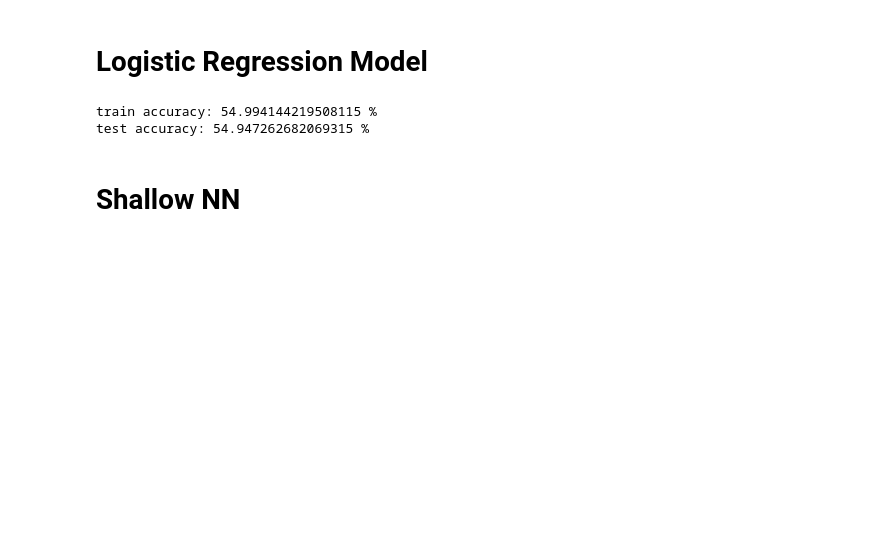
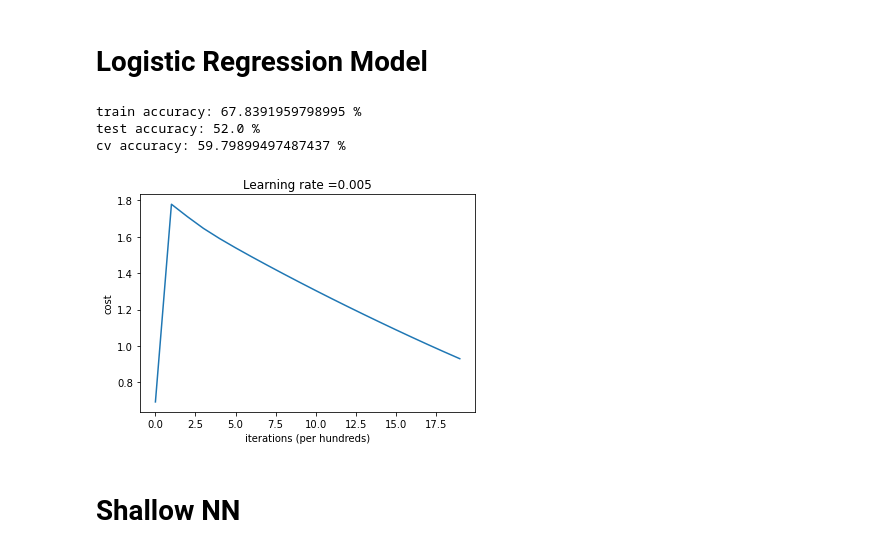
Before and after one commit to SamanZargarzadeh/Automatic-Image-Tagging-for-Fashion-E-commerce, a Jupyter notebook: Deep Learning Making Data Binary.ipynb, the cells around one changed output. Saved outputs shown, nothing was run; the diff lists cells and outputs as text; code cells hidden in the pictures; blank space fills up the shorter version.

```diff
--- a/Deep Learning Making Data Binary.ipynb
+++ b/Deep Learning Making Data Binary.ipynb
@@ -258,6 +277,3 @@ h_num_px=int(round(np.mean(Ratio)*w_num_px))
 h_num_px
 # %% [output]
 88
-# %%
-ID="9b541f60dae448f8f1a9c29923c2d077"
-plt.imshow(Image.open(f'/Users/macbook/Desktop/Uni/Quarter 4/Deep Learning/Project/imaterialist-fashion-2020-fgvc7/train/{ID}.jpg').resize((w_num_px, h_num_px)))
@@ -481,7 +467,7 @@ def predict(w, b, X):
 
     return Y_prediction
 # %%
-def model(X_train, Y_train, X_test, Y_test, num_iterations = 2000, learning_rate = 0.5, print_cost = False):
+def model(X_train, Y_train, X_test, Y_test, X_cv, Y_cv, num_iterations = 2000, learning_rate = 0.5, print_cost = False):
     # initialize parameters with zeros
     w, b = initialize_with_zeros(X_train.shape[0])
 
@@ -495,29 +481,45 @@ def model(X_train, Y_train, X_test, Y_test, num_iterations = 2000, learning_rate
     # Predict test/train set examples
     Y_prediction_test = predict(w, b, X_test)
     Y_prediction_train = predict(w, b, X_train)
+    Y_prediction_cv = predict(w, b, X_cv)
+
 
 
     # Print train/test Errors
     print("train accuracy: {} %".format(100 - np.mean(np.abs(Y_prediction_train - Y_train)) * 100))
     print("test accuracy: {} %".format(100 - np.mean(np.abs(Y_prediction_test - Y_test)) * 100))
+    print("cv accuracy: {} %".format(100 - np.mean(np.abs(Y_prediction_cv - Y_cv)) * 100))
 
 
     d = {"costs": costs,
          "Y_prediction_test": Y_prediction_test,
          "Y_prediction_train" : Y_prediction_train,
+         "Y_prediction_cv" : Y_prediction_cv,
          "w" : w,
          "b" : b,
          "learning_rate" : learning_rate,
          "num_iterations": num_iterations}
 
+    # plot the cost
+
+    plt.plot(np.squeeze(costs))
+    plt.ylabel('cost')
+    plt.xlabel('iterations (per hundreds)')
+    plt.title("Learning rate =" + str(learning_rate))
+    plt.show()
+
     return d
 # %%
 d = model(train_set_x, train_set_y,
-          test_set_x, test_set_y, num_iterations = 2000,
+          test_set_x, test_set_y,
+          cv_set_x, cv_set_y,
+          num_iterations = 2000,
           learning_rate = 0.005, print_cost = True)
 # %% [output]
-train accuracy: 54.994144219508115 %
-test accuracy: 54.947262682069315 %
+train accuracy: 67.8391959798995 %
+test accuracy: 52.0 %
+cv accuracy: 59.79899497487437 %
+[figure, added]
 # %% [markdown]
 # Shallow NN
 # %%
```
Also changed, not shown: parts of 53 cells of this notebook.
